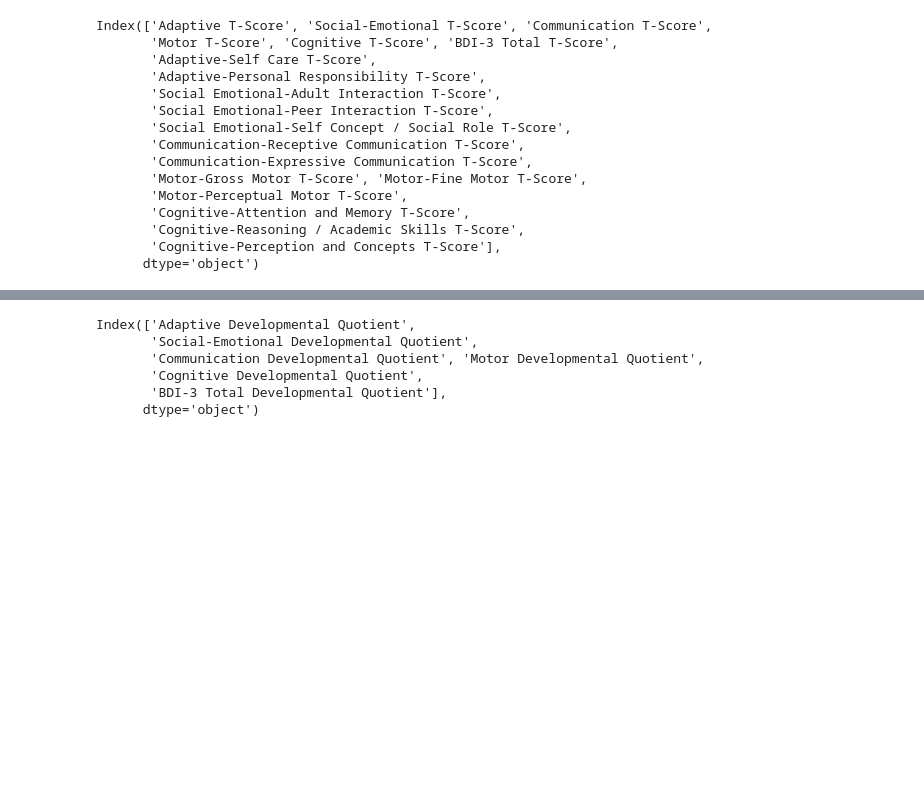
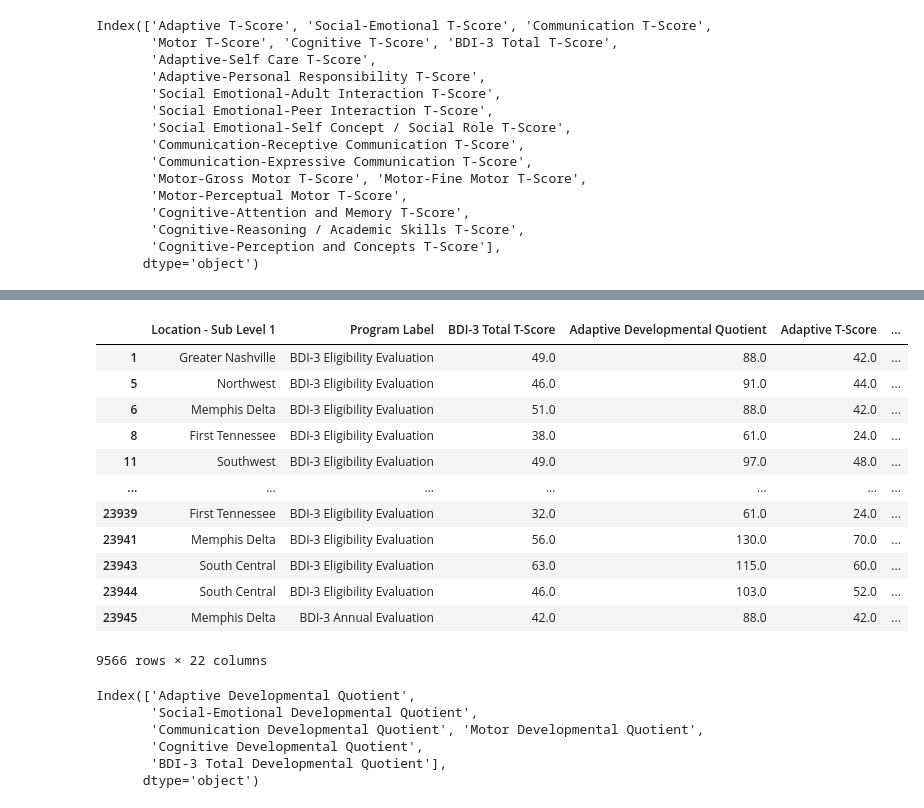
Before and after one commit to NSS-Data-Analytics-Cohort-10/teis-bullmastiff, a Jupyter notebook: notebooks/TEIS BDI.ipynb, the cells around one changed output, grey strips where cells are left out. Saved outputs shown, nothing was run; the diff lists cells and outputs as text; code cells hidden in the pictures; blank space fills up the shorter version.

```diff
--- a/notebooks/TEIS BDI.ipynb
+++ b/notebooks/TEIS BDI.ipynb
@@ -210,3 +229,22 @@ tscore_pattern
+# %%
+tscore_pattern3 = tscore_pattern2.dropna()
+# %%
+df_filled1 = tscore_pattern3.fillna(0)
+df_filled1
+# %% [output]
+|  | Location - Sub Level 1 | Program Label | BDI-3 Total T-Score | Adaptive Developmental Quotient | Adaptive T-Score | ... |
+| 1 | Greater Nashville | BDI-3 Eligibility Evaluation | 49.0 | 88.0 | 42.0 | ... |
+| 5 | Northwest | BDI-3 Eligibility Evaluation | 46.0 | 91.0 | 44.0 | ... |
+| 6 | Memphis Delta | BDI-3 Eligibility Evaluation | 51.0 | 88.0 | 42.0 | ... |
+| 8 | First Tennessee | BDI-3 Eligibility Evaluation | 38.0 | 61.0 | 24.0 | ... |
+| 11 | Southwest | BDI-3 Eligibility Evaluation | 49.0 | 97.0 | 48.0 | ... |
+| ... | ... | ... | ... | ... | ... | ... |
+| 23939 | First Tennessee | BDI-3 Eligibility Evaluation | 32.0 | 61.0 | 24.0 | ... |
+| 23941 | Memphis Delta | BDI-3 Eligibility Evaluation | 56.0 | 130.0 | 70.0 | ... |
+| 23943 | South Central | BDI-3 Eligibility Evaluation | 63.0 | 115.0 | 60.0 | ... |
+| 23944 | South Central | BDI-3 Eligibility Evaluation | 46.0 | 103.0 | 52.0 | ... |
+| 23945 | Memphis Delta | BDI-3 Annual Evaluation | 42.0 | 88.0 | 42.0 | ... |
+9566 rows × 22 columns
 # %%
 print(BDI3_df_new1.filter(like='Quotient').columns)
 # %% [output]
```
Also changed, not shown: parts of 30 cells of this notebook.
